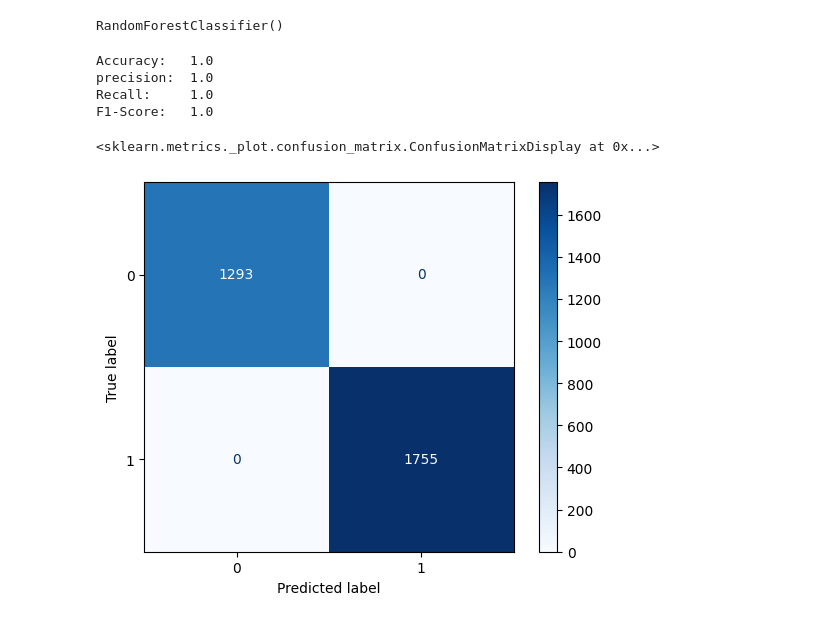
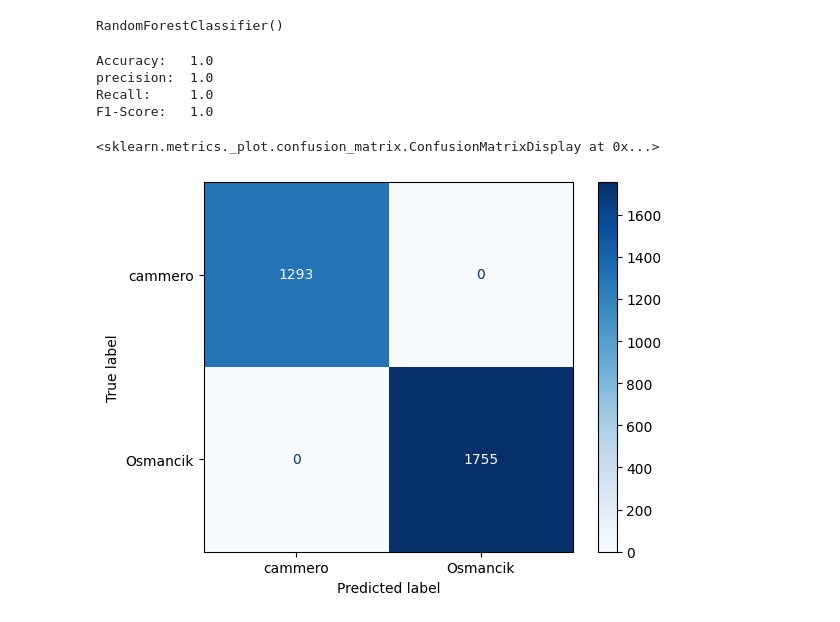
Before and after one commit to KelanMorgan0/4th-Year-Machine-Learning-Random-Forest, a Jupyter notebook: RandomForrest.ipynb, the cells around one changed output. Cells and saved outputs as stored; diff of their text form; code cells hidden in the pictures.

```diff
--- a/RandomForrest.ipynb
+++ b/RandomForrest.ipynb
@@ -95,27 +89,26 @@ random_forest.fit(features_train, target_train)
 # %% [output]
 RandomForestClassifier()
 # %%
-# Show confusion matrix
+# Show confusion matrix for training data
 
 actual = target_train
 prediction = random_forest.predict(features_train)
 
+#create confusion matrix using the actual and predicted results
 cm = confusion_matrix(actual, prediction)
 
-display_labels = np.unique(actual)
-
-display = metrics.ConfusionMatrixDisplay(confusion_matrix = cm, display_labels = display_labels)
+display = metrics.ConfusionMatrixDisplay(confusion_matrix = cm, display_labels = ["cammero", "Osmancik"])
 print("Accuracy:  ", accuracy_score(prediction, actual))
 print("precision: ", precision_score(prediction, actual))
 print("Recall:    ", recall_score(prediction, actual))
 print("F1-Score:  ", f1_score(prediction, actual))
 
 display.plot(cmap='Blues')
 # %% [output]
 Accuracy:   1.0
 precision:  1.0
 Recall:     1.0
 F1-Score:   1.0
 <sklearn.metrics._plot.confusion_matrix.ConfusionMatrixDisplay at 0x...>
-[figure, old version]
+[figure, new version]
 # %%
```
Also changed, not shown: parts of 6 cells of this notebook.
